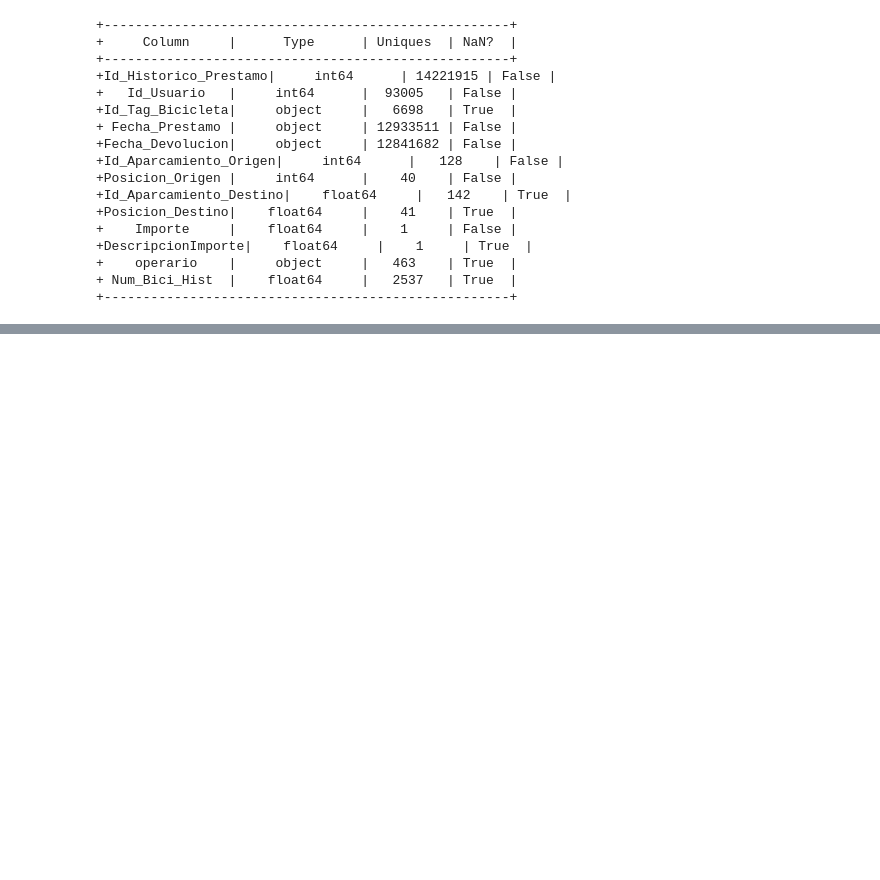
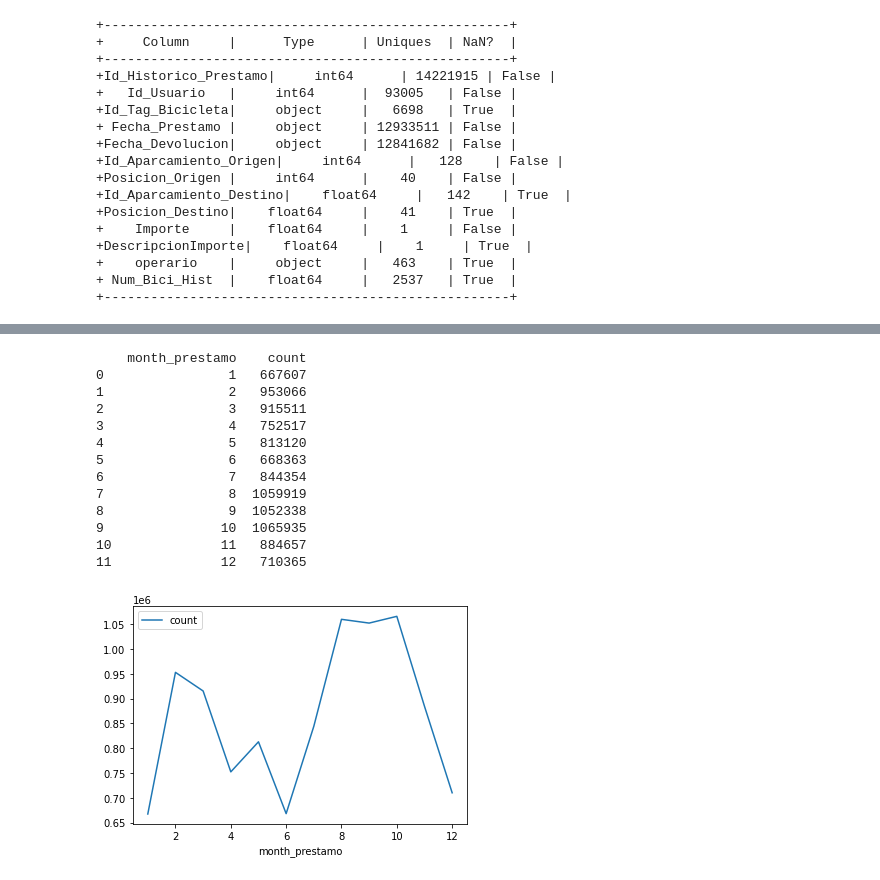
Before and after one commit to anafsa/ChildrenOfJupyter, a Jupyter notebook: Stage-3/EDA-Fabio.ipynb, the cells around one changed output, grey strips where cells are left out. Saved outputs shown, nothing was run; the diff lists cells and outputs as text; code cells hidden in the pictures; blank space fills up the shorter version.

```diff
--- a/Stage-3/EDA-Fabio.ipynb
+++ b/Stage-3/EDA-Fabio.ipynb
@@ -119,0 +89,17 @@ df
+# %%
+plot_prestamo_over_time(df, "month")
+# %% [output]
+    month_prestamo    count
+0                1   667607
+1                2   953066
+2                3   915511
+3                4   752517
+4                5   813120
+5                6   668363
+6                7   844354
+7                8  1059919
+8                9  1052338
+9               10  1065935
+10              11   884657
+11              12   710365
+[figure, added]
```
Also changed, not shown: parts of 30 cells of this notebook, 1 other file.
